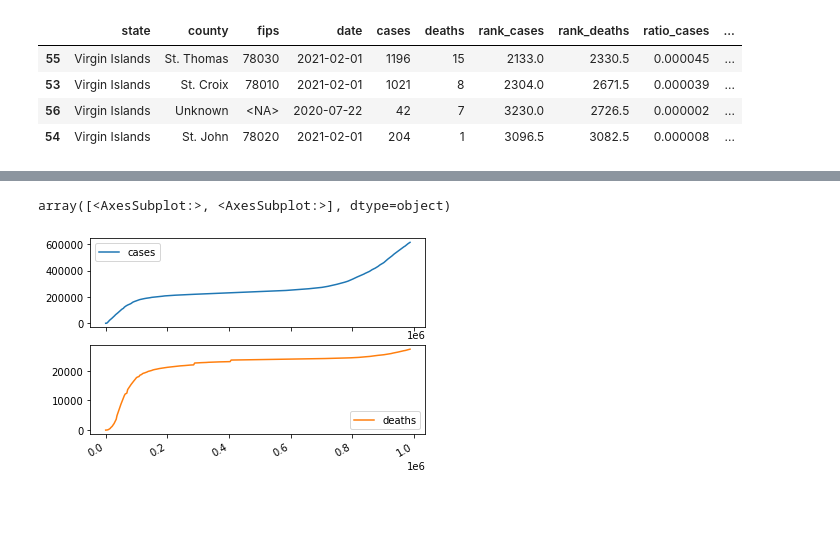
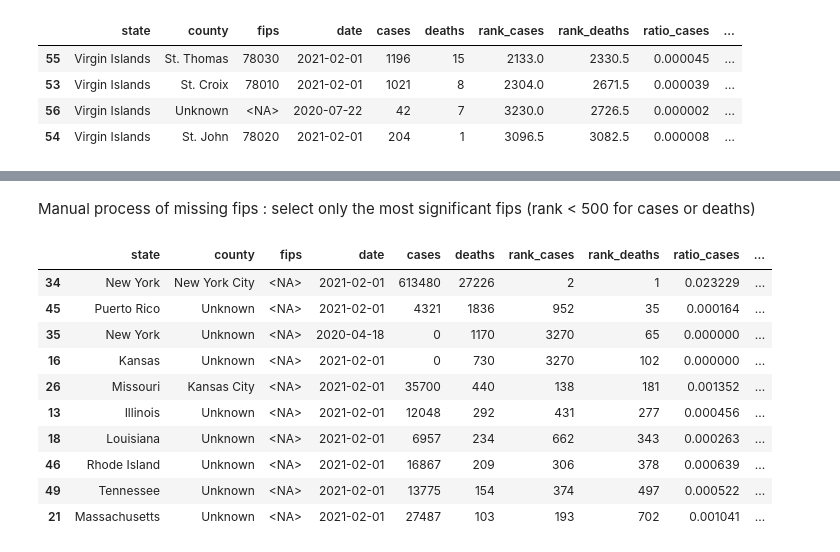
Before and after one commit to severine-baudry/capstone_data_engineer, a Jupyter notebook: NYT_to_gazetter.ipynb, the cells around one changed output, grey strips where cells are left out. Saved outputs shown, nothing was run; the diff lists cells and outputs as text; code cells hidden in the pictures; blank space fills up the shorter version.

```diff
--- a/NYT_to_gazetter.ipynb
+++ b/NYT_to_gazetter.ipynb
@@ -260,5 +342,16 @@ no_gazeeter_fips_rank[ no_gazeeter_fips_rank["state"] == "Northern Mariana Islan
-# %%
-nyt[nyt["county"] == "New York City"][["cases", "deaths"]].plot(subplots = True)
-# %% [output]
-array([<AxesSubplot:>, <AxesSubplot:>], dtype=object)
-[figure, removed]
+# %% [markdown]
+Manual process of missing fips : select only the most significant fips (rank < 500 for cases or deaths)
+# %%
+no_gazeeter_fips_rank[ (no_gazeeter_fips_rank["rank_deaths"]<500) | (no_gazeeter_fips_rank["rank_cases"]<500)]
+# %% [output]
+|  | state | county | fips | date | cases | deaths | rank_cases | rank_deaths | ratio_cases | ... |
+| 34 | New York | New York City | <NA> | 2021-02-01 | 613480 | 27226 | 2 | 1 | 0.023229 | ... |
+| 45 | Puerto Rico | Unknown | <NA> | 2021-02-01 | 4321 | 1836 | 952 | 35 | 0.000164 | ... |
+| 35 | New York | Unknown | <NA> | 2020-04-18 | 0 | 1170 | 3270 | 65 | 0.000000 | ... |
+| 16 | Kansas | Unknown | <NA> | 2021-02-01 | 0 | 730 | 3270 | 102 | 0.000000 | ... |
+| 26 | Missouri | Kansas City | <NA> | 2021-02-01 | 35700 | 440 | 138 | 181 | 0.001352 | ... |
+| 13 | Illinois | Unknown | <NA> | 2021-02-01 | 12048 | 292 | 431 | 277 | 0.000456 | ... |
+| 18 | Louisiana | Unknown | <NA> | 2021-02-01 | 6957 | 234 | 662 | 343 | 0.000263 | ... |
+| 46 | Rhode Island | Unknown | <NA> | 2021-02-01 | 16867 | 209 | 306 | 378 | 0.000639 | ... |
+| 49 | Tennessee | Unknown | <NA> | 2021-02-01 | 13775 | 154 | 374 | 497 | 0.000522 | ... |
+| 21 | Massachusetts | Unknown | <NA> | 2021-02-01 | 27487 | 103 | 193 | 702 | 0.001041 | ... |
```
Also changed, not shown: parts of 27 cells of this notebook.
